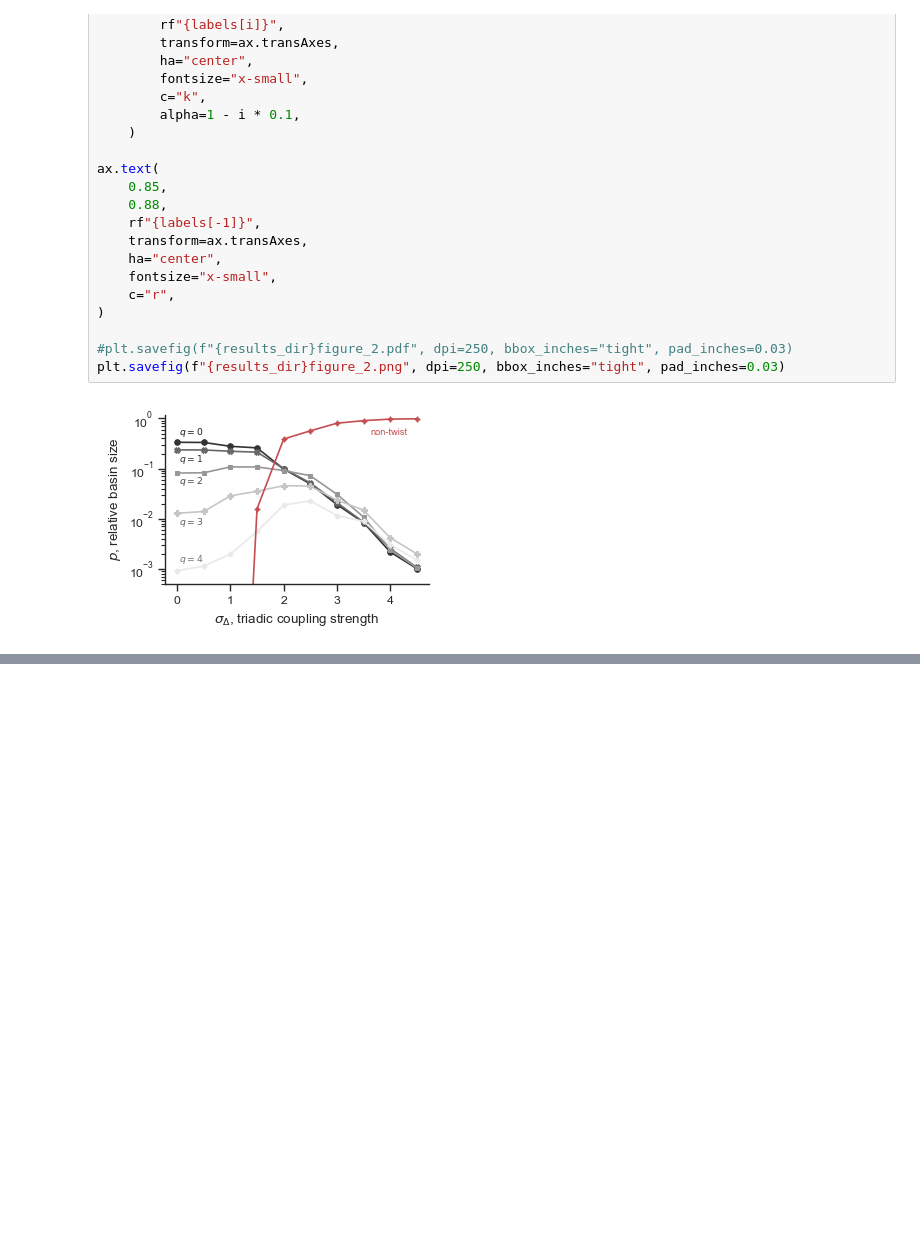
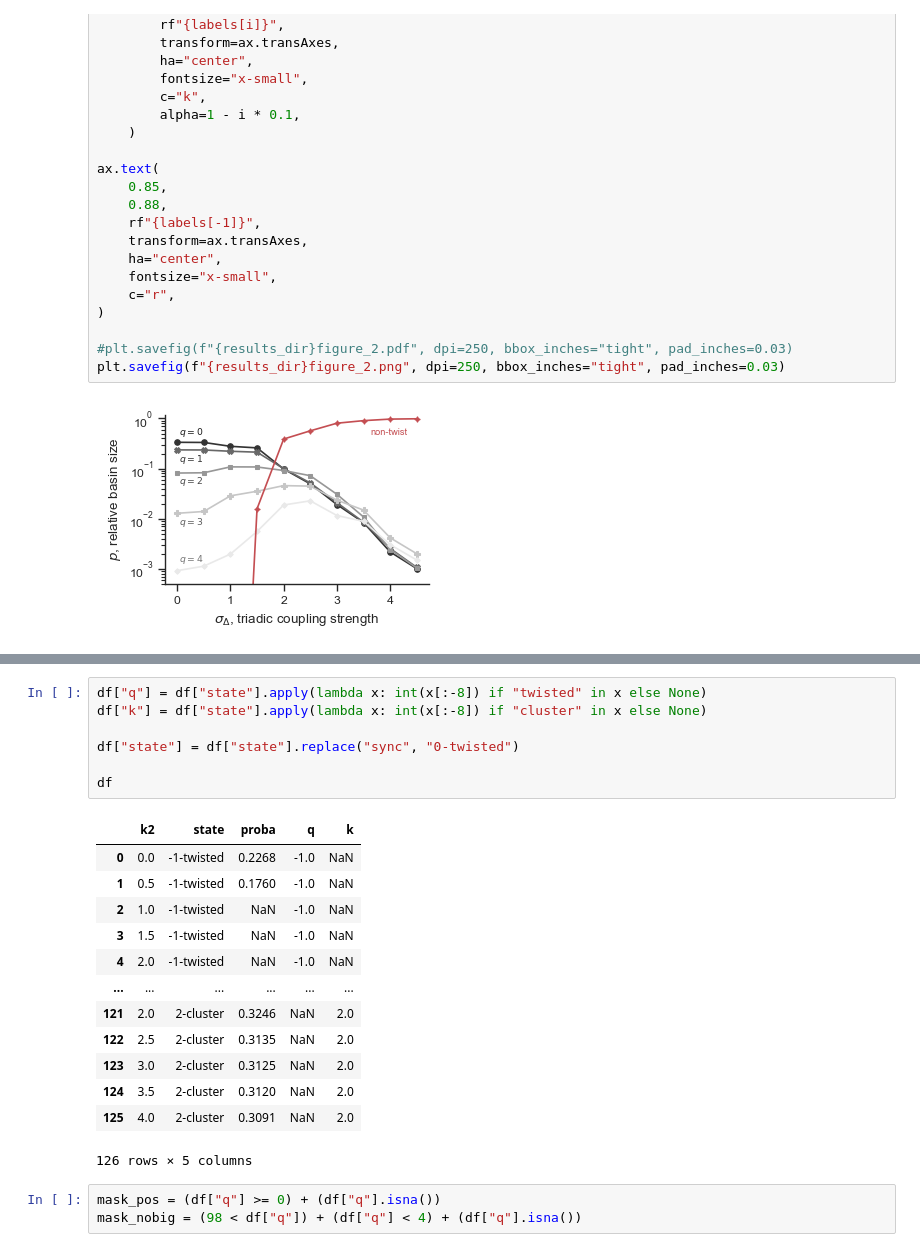
Before and after one commit to maximelucas/basins_and_triangles, a Jupyter notebook: notebooks/figure_2_basin_sizes.ipynb, the cells around one changed output, grey strips where cells are left out. Cells and saved outputs as stored; diff of their text form; blank space fills up the shorter version.

```diff
--- a/notebooks/figure_2_basin_sizes.ipynb
+++ b/notebooks/figure_2_basin_sizes.ipynb
@@ -163,0 +193,24 @@ plt.savefig(f"{results_dir}figure_2.png", dpi=250, bbox_inches="tight", pad_inch
+# %%
+df["q"] = df["state"].apply(lambda x: int(x[:-8]) if "twisted" in x else None)
+df["k"] = df["state"].apply(lambda x: int(x[:-8]) if "cluster" in x else None)
+
+df["state"] = df["state"].replace("sync", "0-twisted")
+
+df
+# %% [output]
+|  | k2 | state | proba | q | k |
+| 0 | 0.0 | -1-twisted | 0.2268 | -1.0 | NaN |
+| 1 | 0.5 | -1-twisted | 0.1760 | -1.0 | NaN |
+| 2 | 1.0 | -1-twisted | NaN | -1.0 | NaN |
+| 3 | 1.5 | -1-twisted | NaN | -1.0 | NaN |
+| 4 | 2.0 | -1-twisted | NaN | -1.0 | NaN |
+| ... | ... | ... | ... | ... | ... |
+| 121 | 2.0 | 2-cluster | 0.3246 | NaN | 2.0 |
+| 122 | 2.5 | 2-cluster | 0.3135 | NaN | 2.0 |
+| 123 | 3.0 | 2-cluster | 0.3125 | NaN | 2.0 |
+| 124 | 3.5 | 2-cluster | 0.3120 | NaN | 2.0 |
+| 125 | 4.0 | 2-cluster | 0.3091 | NaN | 2.0 |
+126 rows × 5 columns
+# %%
+mask_pos = (df["q"] >= 0) + (df["q"].isna())
+mask_nobig = (98 < df["q"]) + (df["q"] < 4) + (df["q"].isna())
```
Also changed, not shown: parts of 14 cells of this notebook, 4 other files.
